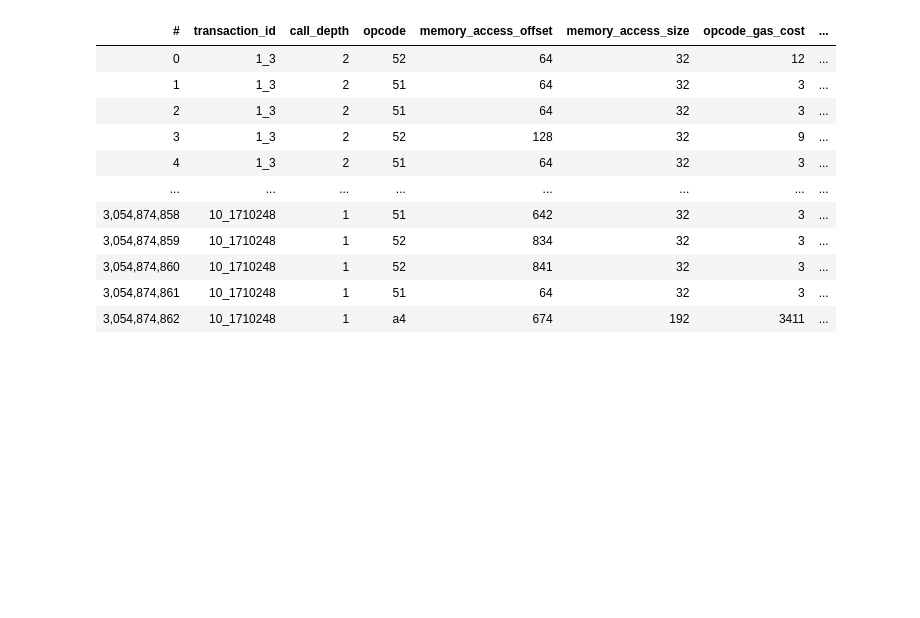
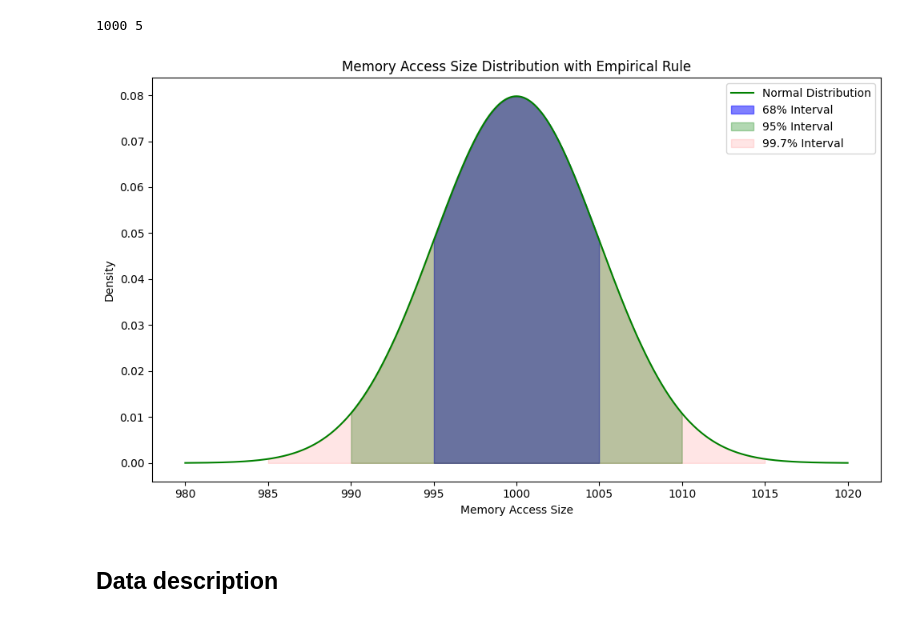
Before and after one commit to raxhvl/evm-memory-analysis, a Jupyter notebook: evm-memory-analysis.ipynb, the cells around one changed output. Cells and saved outputs as stored; diff of their text form; code cells hidden in the pictures; blank space fills up the shorter version.

Commit message:
✨ feat: Analysis: Memory access

```diff
--- a/evm-memory-analysis.ipynb
+++ b/evm-memory-analysis.ipynb
@@ -40,20 +23,62 @@ The goal of this project is to understand the memory usage trends and associated
 # %%
 import vaex
-df = vaex.open('data/combined_call_frames.hdf5')
-df
+import numpy as np
+import matplotlib.pyplot as plt
+import seaborn as sns
+from scipy.stats import norm
+
+# CONFIG
+PERCENTILES = [25, 50, 75, 95, 99]
+PRIMARY_COLOR = 'green'
+PLOT_SIZE= (10, 6)
+
+# Load the data
+#df = vaex.open('data/combined_call_frames.hdf5')
+
+# Calculate mean and standard deviation
+mean = df['memory_access_size'].mean()
+std_dev = df['memory_access_size'].std()
+
+
+print(mean, std_dev)
+
+# Prepare data for plotting
+x = np.linspace(max(0, mean - 4*std_dev) , mean + 4*std_dev, 1000)
+y = norm.pdf(x, mean, std_dev)
+
+# Setup
+plt.figure(figsize=PLOT_SIZE)
+sns.lineplot(x=x, y=y, label=f"Normal Distribution", color=PRIMARY_COLOR)
+
+# Highlight the empirical rule
+plt.fill_between(x, y, where=((x >= mean - std_dev) & (x <= mean + std_dev)), color='blue', alpha=0.5, label='68% Interval')
+plt.fill_between(x, y, where=((x >= mean - 2*std_dev) & (x <= mean + 2*std_dev)), color='green', alpha=0.3, label='95% Interval')
+plt.fill_between(x, y, where=((x >= mean - 3*std_dev) & (x <= mean + 3*std_dev)), color='red', alpha=0.1, label='99.7% Interval')
+
+# Percentile table
+# percentile_values = [df['memory_access_size'].quantile(p/100).item() for p in PERCENTILES]
+# table_data = [[f'{p}%' for p in percentiles], [f'{value:.2f}' for value in percentile_values]]
+# table = plt.table(cellText=table_data,
+#                   colLabels=['Percentile', 'Value'],
+#                   cellLoc='center',
+#                   loc='bottom',
+#                   bbox=[0.2, -0.3, 0.6, 0.2])
+# table.auto_set_font_size(False)
+# table.set_fontsize(12)
+# table.scale(1.5, 1.5)
+
+# Plot
+plt.title('Memory Access Size Distribution with Empirical Rule')
+plt.xlabel('Memory Access Size')
+plt.ylabel('Density')
+plt.legend()
+plt.tight_layout()
+plt.show()
 # %% [output]
-| # | transaction_id | call_depth | opcode | memory_access_offset | memory_access_size | opcode_gas_cost | ... |
-| 0 | 1_3 | 2 | 52 | 64 | 32 | 12 | ... |
-| 1 | 1_3 | 2 | 51 | 64 | 32 | 3 | ... |
-| 2 | 1_3 | 2 | 51 | 64 | 32 | 3 | ... |
-| 3 | 1_3 | 2 | 52 | 128 | 32 | 9 | ... |
-| 4 | 1_3 | 2 | 51 | 64 | 32 | 3 | ... |
-| ... | ... | ... | ... | ... | ... | ... | ... |
-| 3,054,874,858 | 10_1710248 | 1 | 51 | 642 | 32 | 3 | ... |
-| 3,054,874,859 | 10_1710248 | 1 | 52 | 834 | 32 | 3 | ... |
-| 3,054,874,860 | 10_1710248 | 1 | 52 | 841 | 32 | 3 | ... |
-| 3,054,874,861 | 10_1710248 | 1 | 51 | 64 | 32 | 3 | ... |
-| 3,054,874,862 | 10_1710248 | 1 | a4 | 674 | 192 | 3411 | ... |
+1000 5
+[figure, added]
+# %% [markdown]
+## Data description
 # %%
 df.describe()
 # %% [output]
```
Also changed, not shown: parts of 6 cells of this notebook.
